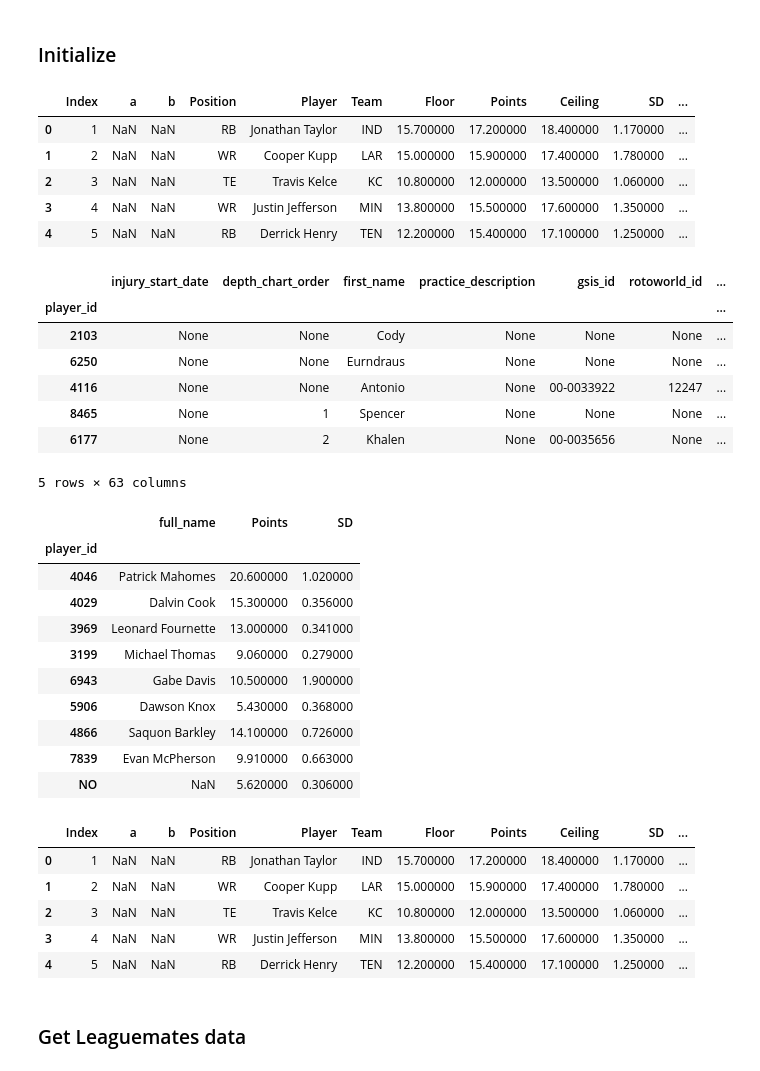
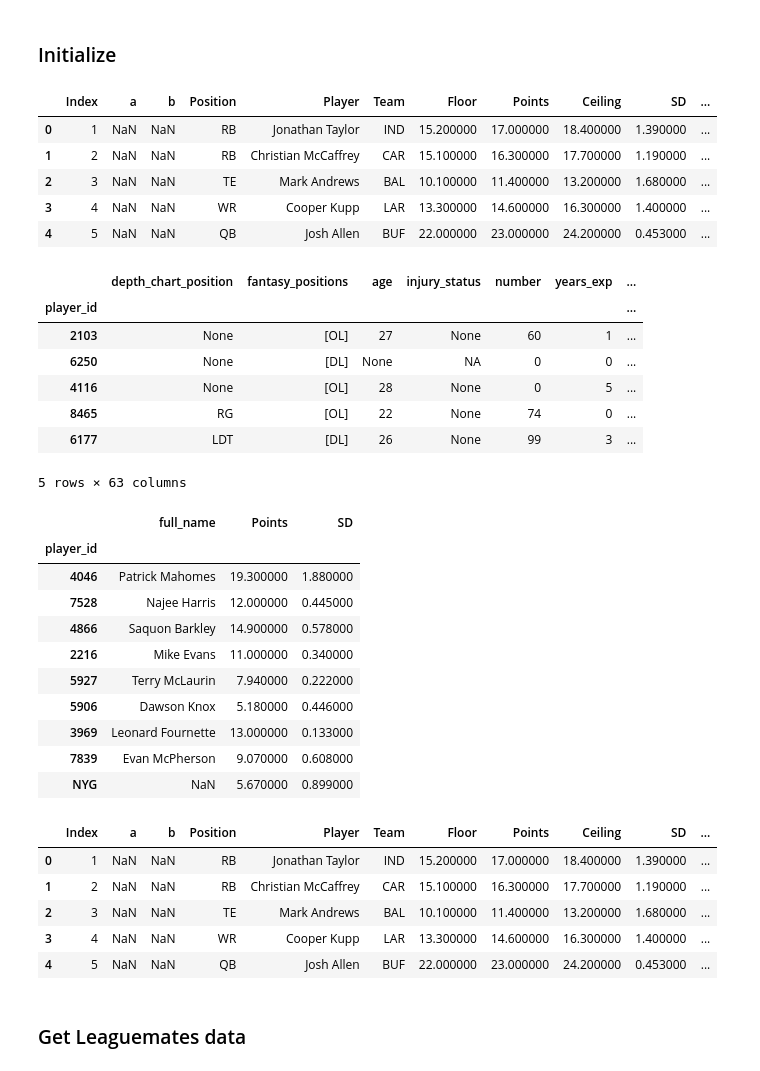
Before and after one commit to atran39/PokerstersFF, a Jupyter notebook: PokerstersFF.ipynb, the cells around one changed output. Saved outputs shown, nothing was run; the diff lists cells and outputs as text; code cells hidden in the pictures.

```diff
--- a/PokerstersFF.ipynb
+++ b/PokerstersFF.ipynb
@@ -27,26 +27,26 @@ players = Players()
 plt.rcParams['figure.figsize'] = [10, 5]
 # %%
 # import player projection data from spreadsheet
-projection_file = '2022_projections/2022_week3_9-23-2022_ff_projection.txt'
+projection_file = '2022_projections/2022_week4_9-29-2022_ff_projection.txt'
 
 with open('sleeper_players.pkl', 'wb') as file:
     ffa_proj_df = pd.read_csv(projection_file, sep='\t', index_col=None)
     ffa_proj_df['Player'] = ffa_proj_df['Player'].str.replace('.', '')
-    ffa_proj_df['Player'].replace({'Gabriel Davis': 'Gabe Davis'}, inplace=True)
+    ffa_proj_df['Player'].replace({'Gabriel Davis': 'Gabe Davis', 'Jeffery Wilson': 'Jeff Wilson', 'Kenneth Walker III': 'Kenneth Walker'}, inplace=True)
     ffa_proj_df['Player_Pos'] = ffa_proj_df['Player'] + ffa_proj_df['Position']
     # why is the abbr for vegas LVR rather than LV??? annoying
     ffa_proj_df['Team'].replace({'LVR': 'LV', 'JAC': 'JAX'}, inplace=True)
     # convert Gabe to Gabriel
     ffa_proj_df.to_pickle('./ffa_proj.pkl')
 
 ffa_proj_df.head()
 # %% [output]
 |  | Index | a | b | Position | Player | Team | Floor | Points | Ceiling | SD | ... |
-| 0 | 1 | NaN | NaN | RB | Jonathan Taylor | IND | 15.700000 | 17.200000 | 18.400000 | 1.170000 | ... |
-| 1 | 2 | NaN | NaN | WR | Cooper Kupp | LAR | 15.000000 | 15.900000 | 17.400000 | 1.780000 | ... |
-| 2 | 3 | NaN | NaN | TE | Travis Kelce | KC | 10.800000 | 12.000000 | 13.500000 | 1.060000 | ... |
-| 3 | 4 | NaN | NaN | WR | Justin Jefferson | MIN | 13.800000 | 15.500000 | 17.600000 | 1.350000 | ... |
-| 4 | 5 | NaN | NaN | RB | Derrick Henry | TEN | 12.200000 | 15.400000 | 17.100000 | 1.250000 | ... |
+| 0 | 1 | NaN | NaN | RB | Jonathan Taylor | IND | 15.200000 | 17.000000 | 18.400000 | 1.390000 | ... |
+| 1 | 2 | NaN | NaN | RB | Christian McCaffrey | CAR | 15.100000 | 16.300000 | 17.700000 | 1.190000 | ... |
+| 2 | 3 | NaN | NaN | TE | Mark Andrews | BAL | 10.100000 | 11.400000 | 13.200000 | 1.680000 | ... |
+| 3 | 4 | NaN | NaN | WR | Cooper Kupp | LAR | 13.300000 | 14.600000 | 16.300000 | 1.400000 | ... |
+| 4 | 5 | NaN | NaN | QB | Josh Allen | BUF | 22.000000 | 23.000000 | 24.200000 | 0.453000 | ... |
 # %%
 # Import players from sleeper, run this block to get updated players data
 players_dict = players.get_all_players()
@@ -66,37 +66,37 @@ players_df[ffa_proj_df.columns] = players_df[ffa_proj_df.columns].fillna(0)
 players_df.to_pickle('./sleeper_players.pkl')
 players_df.head()
 # %% [output]
-|  | injury_start_date | depth_chart_order | first_name | practice_description | gsis_id | rotoworld_id | ... |
+|  | depth_chart_position | fantasy_positions | age | injury_status | number | years_exp | ... |
 | player_id |  |  |  |  |  |  | ... |
-| 2103 | None | None | Cody | None | None | None | ... |
-| 6250 | None | None | Eurndraus | None | None | None | ... |
-| 4116 | None | None | Antonio | None | 00-0033922 | 12247 | ... |
-| 8465 | None | 1 | Spencer | None | None | None | ... |
-| 6177 | None | 2 | Khalen | None | 00-0035656 | None | ... |
+| 2103 | None | [OL] | 27 | None | 60 | 1 | ... |
+| 6250 | None | [DL] | None | NA | 0 | 0 | ... |
+| 4116 | None | [OL] | 28 | None | 0 | 5 | ... |
+| 8465 | RG | [OL] | 22 | None | 74 | 0 | ... |
+| 6177 | LDT | [DL] | 26 | None | 99 | 3 | ... |
 5 rows × 63 columns
 # %%
 players_df.loc[[x for x in rosters_df.iloc[6]['starters'] if x != '0']].loc[:, ['full_name', 'Points', 'SD']]
 # %% [output]
 |  | full_name | Points | SD |
 | player_id |  |  |  |
-| 4046 | Patrick Mahomes | 20.600000 | 1.020000 |
-| 4029 | Dalvin Cook | 15.300000 | 0.356000 |
-| 3969 | Leonard Fournette | 13.000000 | 0.341000 |
-| 3199 | Michael Thomas | 9.060000 | 0.279000 |
-| 6943 | Gabe Davis | 10.500000 | 1.900000 |
-| 5906 | Dawson Knox | 5.430000 | 0.368000 |
-| 4866 | Saquon Barkley | 14.100000 | 0.726000 |
-| 7839 | Evan McPherson | 9.910000 | 0.663000 |
-| NO | NaN | 5.620000 | 0.306000 |
+| 4046 | Patrick Mahomes | 19.300000 | 1.880000 |
+| 7528 | Najee Harris | 12.000000 | 0.445000 |
+| 4866 | Saquon Barkley | 14.900000 | 0.578000 |
+| 2216 | Mike Evans | 11.000000 | 0.340000 |
+| 5927 | Terry McLaurin | 7.940000 | 0.222000 |
+| 5906 | Dawson Knox | 5.180000 | 0.446000 |
+| 3969 | Leonard Fournette | 13.000000 | 0.133000 |
+| 7839 | Evan McPherson | 9.070000 | 0.608000 |
+| NYG | NaN | 5.670000 | 0.899000 |
 # %%
 ffa_proj_df.head()
 # %% [output]
 |  | Index | a | b | Position | Player | Team | Floor | Points | Ceiling | SD | ... |
-| 0 | 1 | NaN | NaN | RB | Jonathan Taylor | IND | 15.700000 | 17.200000 | 18.400000 | 1.170000 | ... |
-| 1 | 2 | NaN | NaN | WR | Cooper Kupp | LAR | 15.000000 | 15.900000 | 17.400000 | 1.780000 | ... |
-| 2 | 3 | NaN | NaN | TE | Travis Kelce | KC | 10.800000 | 12.000000 | 13.500000 | 1.060000 | ... |
-| 3 | 4 | NaN | NaN | WR | Justin Jefferson | MIN | 13.800000 | 15.500000 | 17.600000 | 1.350000 | ... |
-| 4 | 5 | NaN | NaN | RB | Derrick Henry | TEN | 12.200000 | 15.400000 | 17.100000 | 1.250000 | ... |
+| 0 | 1 | NaN | NaN | RB | Jonathan Taylor | IND | 15.200000 | 17.000000 | 18.400000 | 1.390000 | ... |
+| 1 | 2 | NaN | NaN | RB | Christian McCaffrey | CAR | 15.100000 | 16.300000 | 17.700000 | 1.190000 | ... |
+| 2 | 3 | NaN | NaN | TE | Mark Andrews | BAL | 10.100000 | 11.400000 | 13.200000 | 1.680000 | ... |
+| 3 | 4 | NaN | NaN | WR | Cooper Kupp | LAR | 13.300000 | 14.600000 | 16.300000 | 1.400000 | ... |
+| 4 | 5 | NaN | NaN | QB | Josh Allen | BUF | 22.000000 | 23.000000 | 24.200000 | 0.453000 | ... |
 # %% [markdown]
 ### Get Leaguemates data
 # %%
```
Also changed, not shown: parts of 12 cells of this notebook.
